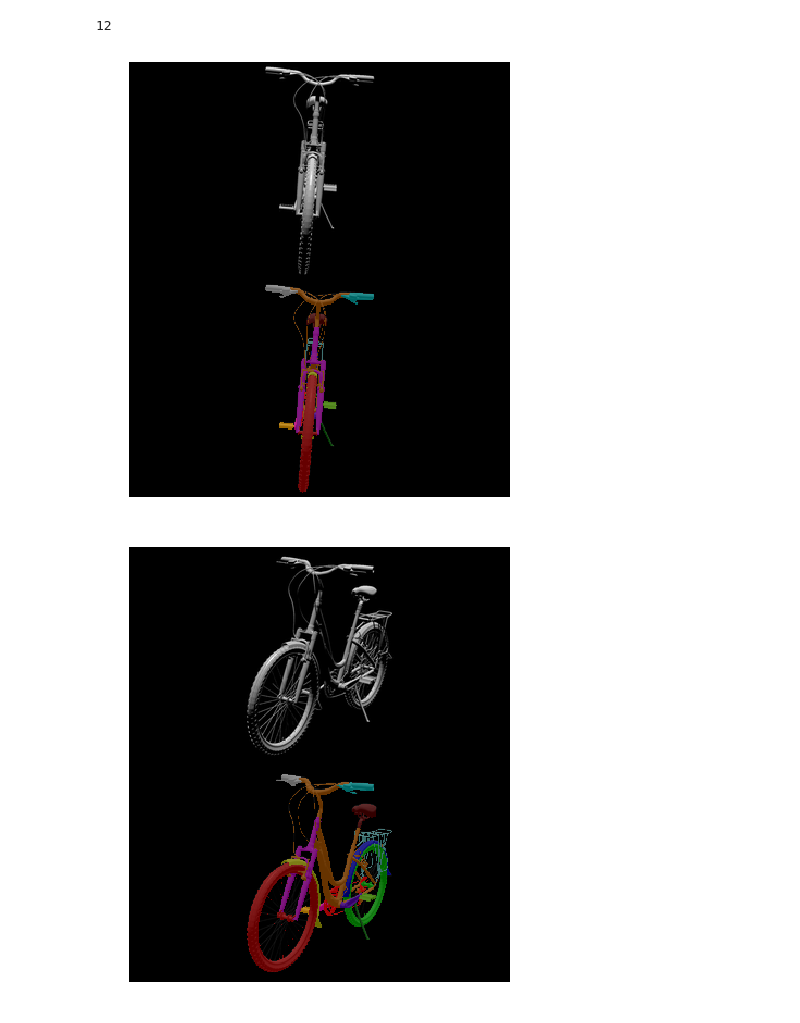
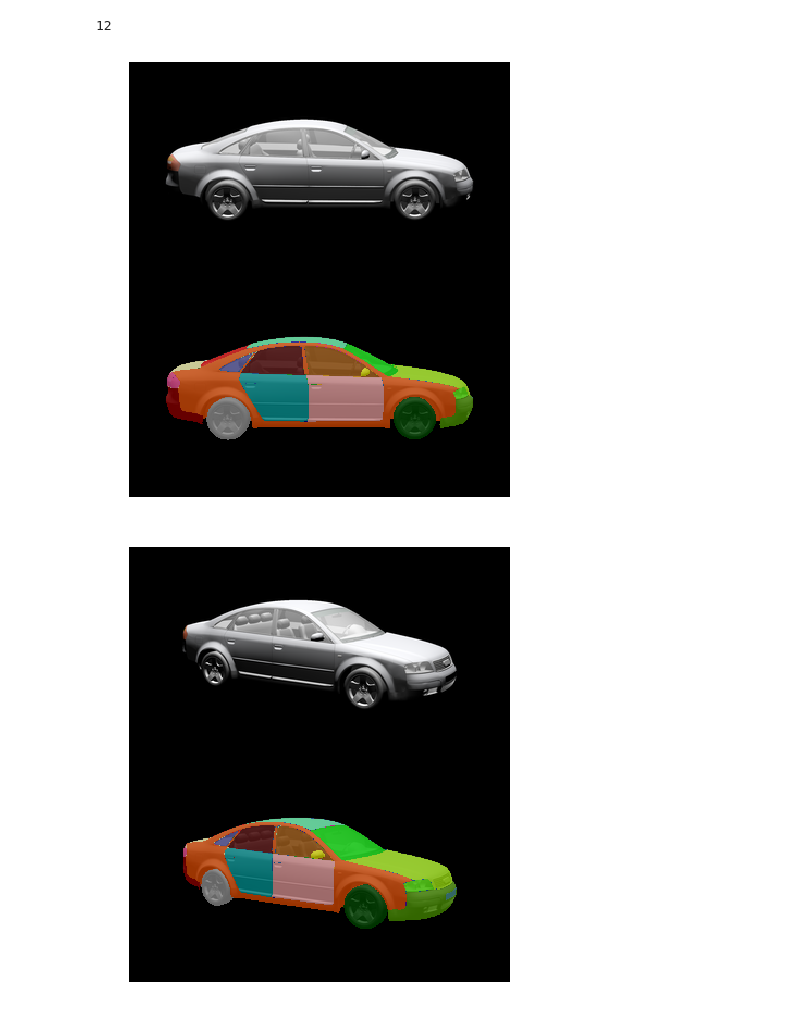
Before and after one commit to qliu24/render-3d-segmentation, a Jupyter notebook: visualization.ipynb, the cells around one changed output. Saved outputs shown, nothing was run; the diff lists cells and outputs as text; code cells hidden in the pictures.

Commit message:
add color map

```diff
--- a/visualization.ipynb
+++ b/visualization.ipynb
@@ -39,38 +39,38 @@ def center_crop(image, mask, crop=(1610,920), resize=(350,200)):
 
     return image, mask
 
-cmap = sio.loadmat('../DeepLabv3.pytorch/data/pascal_seg_colormap.mat')['colormap']
+cmap = sio.loadmat('./pascal_seg_colormap.mat')['colormap']
 cmap = (cmap * 255).astype(np.uint8).flatten().tolist()
 
-cls='bicycle'
-model_id='42th1K3l6c'
+cls='car'
+model_id='6710c87e34056a29aa69dfdc5532bb13'
 data_root = './demo/{}/'.format(cls)
 img_dir = os.path.join(data_root, 'image', model_id)
 anno_dir = os.path.join(data_root, 'seg', model_id)
 
 file_ls = glob.glob(os.path.join(anno_dir, '*.png'))
 file_ls = sorted(file_ls)
 print(len(file_ls))
 merge_ls = []
-for ff in file_ls:
+for ff in file_ls[:3]:
     file_name = ff.split('/')[-1]
 
     img=Image.open(os.path.join(img_dir, file_name))
     img=img.convert('RGB')
     anno=Image.open(ff)
     img,anno = center_crop(img,anno)
     anno.putpalette(cmap)
     anno=anno.convert('RGB')
 
     merged=(np.array(img)*0.2+np.array(anno)*0.8).astype(np.uint8)
     merge_ls.append(Image.fromarray(merged))
 
     ret=np.concatenate([np.array(img), merged],axis=0)
     plt.figure(figsize=(8,8))
     plt.axis('off')
     plt.imshow(ret)
     plt.show()
 # %% [output]
 12
-[figure, old version]
+[figure, new version]
-[figure, old version]
+[figure, new version]
```
Also changed, not shown: parts of 2 cells of this notebook, 3 other files.
